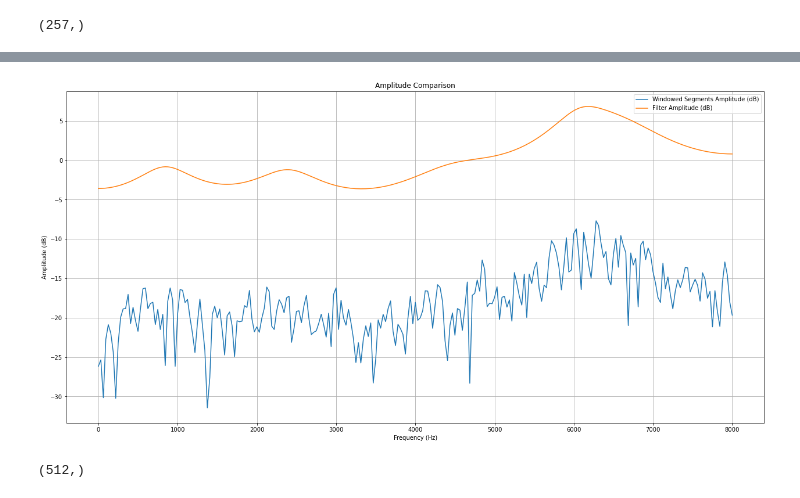
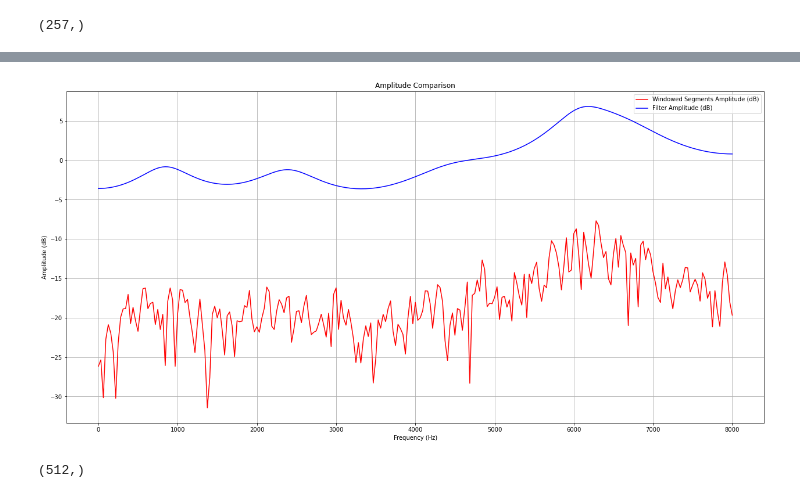
Before and after one commit to angelonti/uhh_ssp_summer2023, a Jupyter notebook: exercise3/exercise3.ipynb, the cells around one changed output, grey strips where cells are left out. Saved outputs shown, nothing was run; the diff lists cells and outputs as text; code cells hidden in the pictures.

```diff
--- a/exercise3/exercise3.ipynb
+++ b/exercise3/exercise3.ipynb
@@ -222,16 +218,16 @@ freq_axis_unvoiced = np.linspace(0, sample_rate / 2, fft_unvoiced.shape[0])
 # %%
 fig = plt.gcf()
 fig.set_size_inches(21.5, 10.5)
-plt.plot(freq_axis_unvoiced, fft_unvoiced_dB, label='Windowed Segments Amplitude (dB)')
-plt.plot(freq_axis_unvoiced, filter_mag_dB_unvoiced[:257], label='Filter Amplitude (dB)')
+plt.plot(freq_axis_unvoiced, fft_unvoiced_dB, label='Windowed Segments Amplitude (dB)', c='r')
+plt.plot(freq_axis_unvoiced, filter_mag_dB_unvoiced[:257], label='Filter Amplitude (dB)', c='b')
 plt.xlabel('Frequency (Hz)')
 plt.ylabel('Amplitude (dB)')
 plt.title('Amplitude Comparison')
 plt.legend()
 plt.grid(True)
 plt.show()
 # %% [output]
-[figure, old version]
+[figure, new version]
 # %%
 # 6.a)
 e_voiced = lfilter(np.concatenate(([1], coefficients_voiced)), 1, speech1_data_voiced)
```
Also changed, not shown: parts of 23 cells of this notebook.
